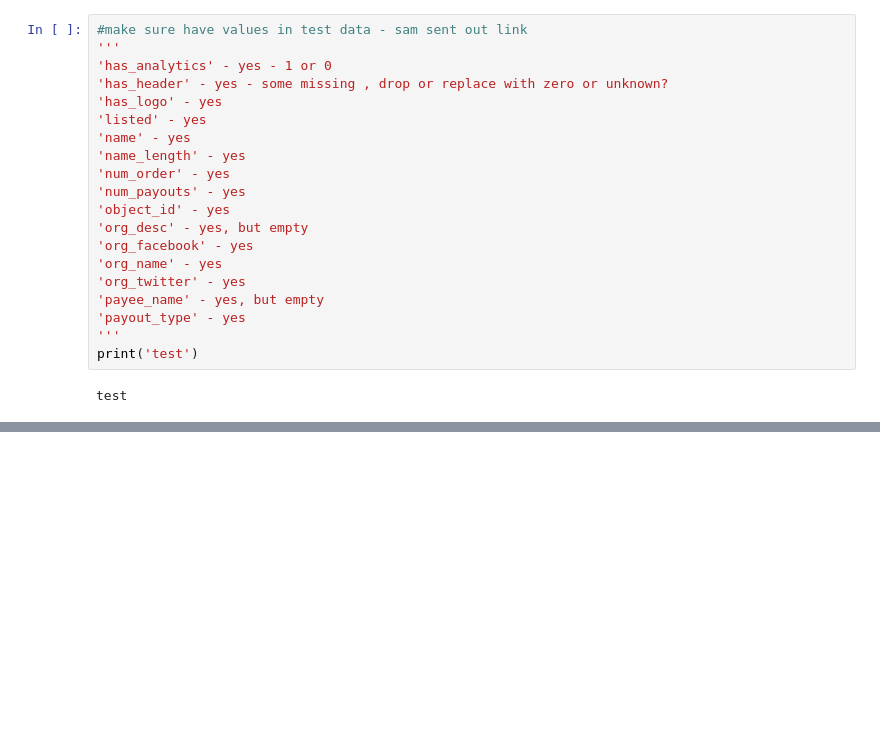
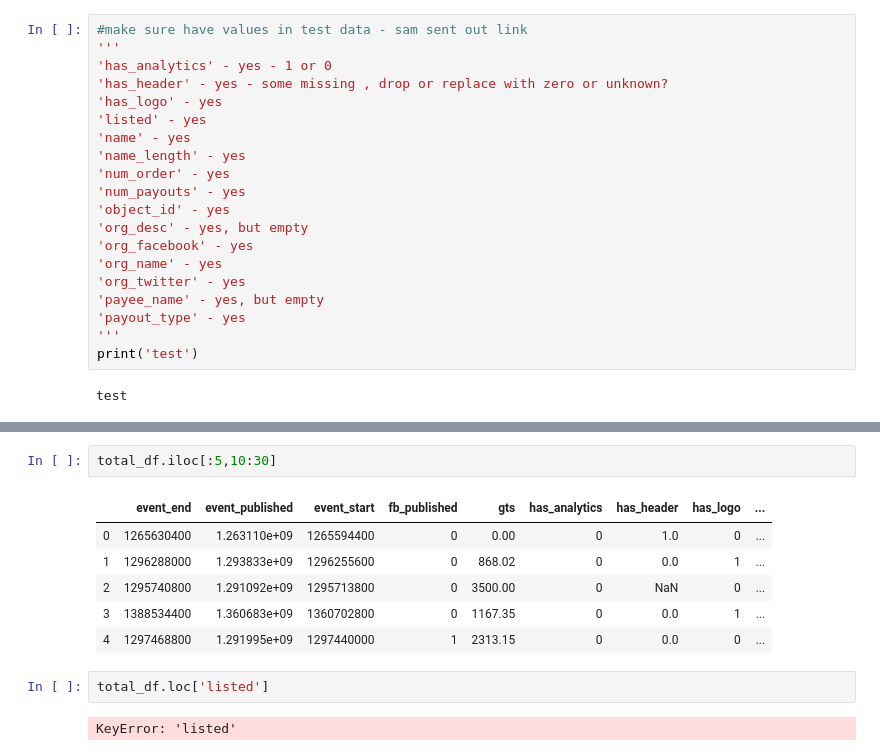
Before and after one commit to Jbudnick/Fraud-Detection_Case_Study, a Jupyter notebook: JacobEDA.ipynb, the cells around one changed output, grey strips where cells are left out. Drawn from its saved outputs; the diff is of its cells as text; blank space fills up the shorter version.

```diff
--- a/JacobEDA.ipynb
+++ b/JacobEDA.ipynb
@@ -314,0 +734,13 @@ mycols_df
+# %%
+total_df.iloc[:5,10:30]
+# %% [output]
+|  | event_end | event_published | event_start | fb_published | gts | has_analytics | has_header | has_logo | ... |
+| 0 | 1265630400 | 1.263110e+09 | 1265594400 | 0 | 0.00 | 0 | 1.0 | 0 | ... |
+| 1 | 1296288000 | 1.293833e+09 | 1296255600 | 0 | 868.02 | 0 | 0.0 | 1 | ... |
+| 2 | 1295740800 | 1.291092e+09 | 1295713800 | 0 | 3500.00 | 0 | NaN | 0 | ... |
+| 3 | 1388534400 | 1.360683e+09 | 1360702800 | 0 | 1167.35 | 0 | 0.0 | 1 | ... |
+| 4 | 1297468800 | 1.291995e+09 | 1297440000 | 1 | 2313.15 | 0 | 0.0 | 0 | ... |
+# %%
+total_df.loc['listed']
+# %% [output]
+KeyError: 'listed'
```
Also changed, not shown: parts of 18 cells of this notebook, 37 other files.
